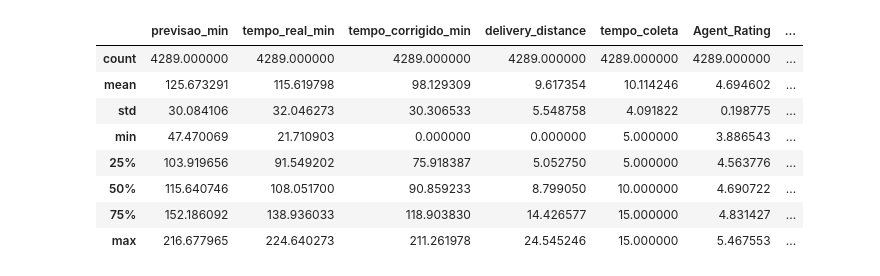
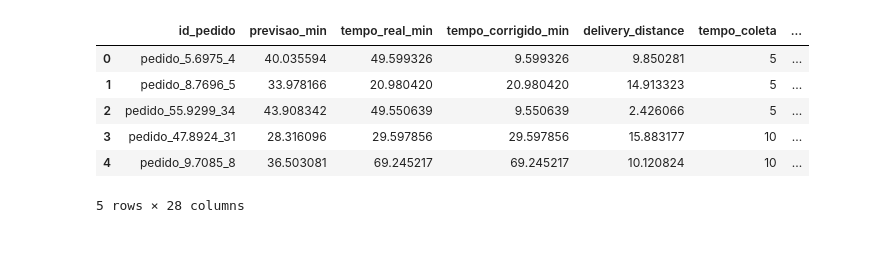
Before and after one commit to IgorComune/tech_challenge_ml_engineer_phase3, a Jupyter notebook: notebooks/02_SIMULATION.ipynb, the cells around one changed output. Drawn from its saved outputs; the diff is of its cells as text; code cells hidden in the pictures; blank space fills up the shorter version.

```diff
--- a/notebooks/02_SIMULATION.ipynb
+++ b/notebooks/02_SIMULATION.ipynb
@@ -8,2 +66,3 @@ from src.visualization.static_plot import *
 # %%
-tbl_simulacao = pd.read_csv('../data/simulation/sim_2025-09-30_02-10-43.csv', sep=',')
+# dataset gerado pela simulação
+tbl_simulacao = pd.read_csv('../data/simulation/sim_2025-10-01_01-11-11.csv', sep=',')
@@ -10,12 +71,18 @@ tbl_simulacao = pd.read_csv('../data/simulation/sim_2025-09-30_02-10-43.csv', se
+# %%
+tbl_simulacao['economia_tempo'] = tbl_simulacao['tempo_real_min'] - tbl_simulacao['tempo_corrigido_min']
+tbl_simulacao['res'] = tbl_simulacao['tempo_real_min'] - tbl_simulacao['previsao_min']
+tbl_simulacao['res_corr'] = tbl_simulacao['tempo_corrigido_min'] - tbl_simulacao['previsao_min']
+tbl_simulacao['corr'] = tbl_simulacao['tempo_real_min'] - tbl_simulacao['tempo_corrigido_min']
+tbl_simulacao['dist_gte_10'] = (tbl_simulacao['delivery_distance']>=10)*1
+tbl_simulacao['Area_Metropolitian'] = (tbl_simulacao['Area'] ==  'Metropolitian')*1
+tbl_simulacao['Area_Semi-Urban'] = (tbl_simulacao['Area'] ==  'Semi-Urban')*1
 # %%
-tbl_simulacao.describe()
+tbl_simulacao.head()
 # %% [output]
-|  | previsao_min | tempo_real_min | tempo_corrigido_min | delivery_distance | tempo_coleta | Agent_Rating | ... |
-| count | 4289.000000 | 4289.000000 | 4289.000000 | 4289.000000 | 4289.000000 | 4289.000000 | ... |
-| mean | 125.673291 | 115.619798 | 98.129309 | 9.617354 | 10.114246 | 4.694602 | ... |
-| std | 30.084106 | 32.046273 | 30.306533 | 5.548758 | 4.091822 | 0.198775 | ... |
-| min | 47.470069 | 21.710903 | 0.000000 | 0.000000 | 5.000000 | 3.886543 | ... |
-| 25% | 103.919656 | 91.549202 | 75.918387 | 5.052750 | 5.000000 | 4.563776 | ... |
-| 50% | 115.640746 | 108.051700 | 90.859233 | 8.799050 | 10.000000 | 4.690722 | ... |
-| 75% | 152.186092 | 138.936033 | 118.903830 | 14.426577 | 15.000000 | 4.831427 | ... |
-| max | 216.677965 | 224.640273 | 211.261978 | 24.545246 | 15.000000 | 5.467553 | ... |
+|  | id_pedido | previsao_min | tempo_real_min | tempo_corrigido_min | delivery_distance | tempo_coleta | ... |
+| 0 | pedido_5.6975_4 | 40.035594 | 49.599326 | 9.599326 | 9.850281 | 5 | ... |
+| 1 | pedido_8.7696_5 | 33.978166 | 20.980420 | 20.980420 | 14.913323 | 5 | ... |
+| 2 | pedido_55.9299_34 | 43.908342 | 49.550639 | 9.550639 | 2.426066 | 5 | ... |
+| 3 | pedido_47.8924_31 | 28.316096 | 29.597856 | 29.597856 | 15.883177 | 10 | ... |
+| 4 | pedido_9.7085_8 | 36.503081 | 69.245217 | 69.245217 | 10.120824 | 10 | ... |
+5 rows × 28 columns
```
Also changed, not shown: parts of 28 cells of this notebook, 24 other files.
